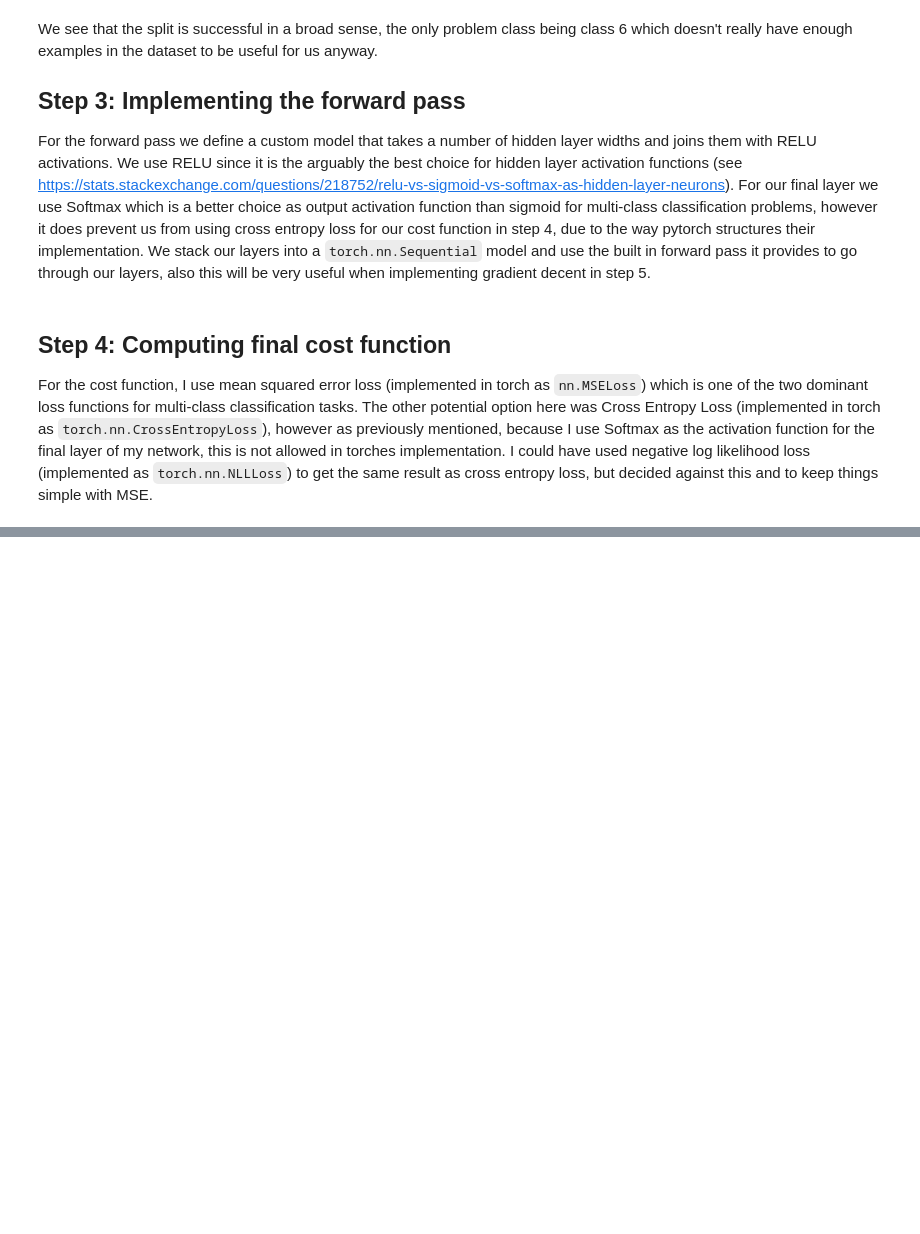
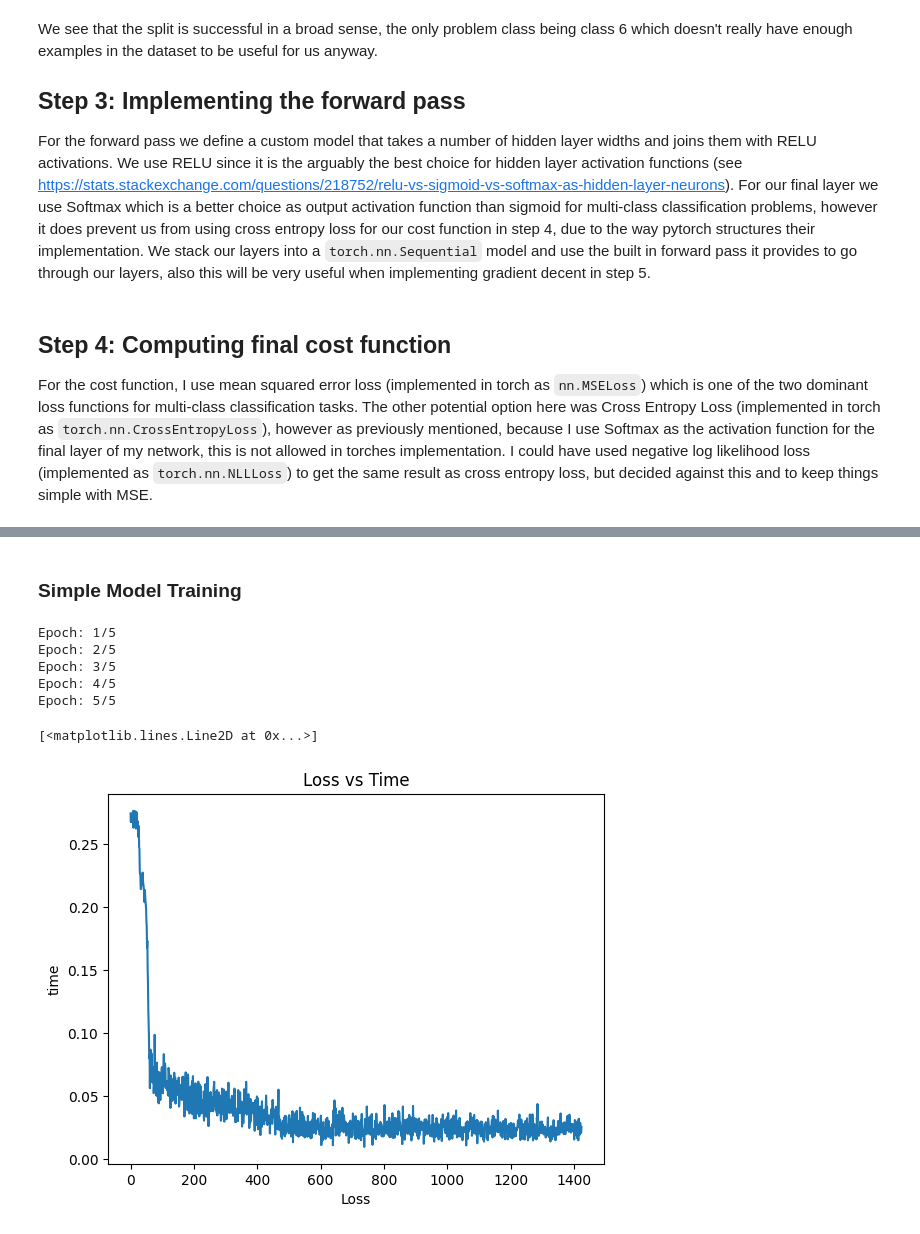
Before and after one commit to James-Oswald/CSCI-6962-Projects-in-ML-AI, a Jupyter notebook: hw3/hw3.ipynb, the cells around one changed output, grey strips where cells are left out. Saved outputs shown, nothing was run; the diff lists cells and outputs as text; code cells hidden in the pictures; blank space fills up the shorter version.

```diff
--- a/hw3/hw3.ipynb
+++ b/hw3/hw3.ipynb
@@ -171,8 +177,8 @@ class MyModel:
 For the cost function, I use mean squared error loss (implemented in torch as `nn.MSELoss`) which is one of the two dominant loss functions for multi-class classification tasks. The other potential option here was Cross Entropy Loss (implemented in torch as `torch.nn.CrossEntropyLoss`), however as previously mentioned, because I use Softmax as the activation function for the final layer of my network, this is not allowed in torches implementation. I could have used negative log likelihood loss (implemented as `torch.nn.NLLLoss`) to get the same result as cross entropy loss, but decided against this and to keep things simple with MSE.
 # %%
 
-def cost(output, labels):
+def MSE_cost(output, ohe_labels):
     #I use MSE Loss rather than cross entropy loss because I'm already using softmax and you're not supposed to use softmax a cross entropy loss in pytorch
     #https://stackoverflow.com/questions/55675345/should-i-use-softmax-as-output-when-using-cross-entropy-loss-in-pytorch
-    lossFunction = nn.MSELoss()
-    return lossFunction(output, labels)
+    loss_function = nn.MSELoss()
+    return loss_function(output, ohe_labels)
@@ -185,0 +213,44 @@ an optimization algorithm? Why or why not?
+# %% [markdown]
+### Simple Model Training
+# %%
+import torch.nn.functional
+
+#dataset creation utility
+# for training we need to convert our y labels to one hot vectors for MSE
+def create_dataset(x_train, y_train, ohe=True):
+    X = torch.from_numpy(x_train.to_numpy(dtype=np.float32))
+    y = torch.from_numpy(y_train.to_numpy(dtype=np.int64))
+    if ohe:
+        y_ohe = torch.nn.functional.one_hot(y.to(torch.int64), num_classes=-1).to(torch.float32)
+        return torch.utils.data.TensorDataset(X, y_ohe)
+    else:
+        return torch.utils.data.TensorDataset(X, y)
+# %%
+
+import torch.optim
+
+#Hyperparameter setup
+model = MyNeuralNetwork([9, 9, 7]) #two layer neural network
+optimizer = torch.optim.Adam
+trainingDataset = create_dataset(x_train, y_train)
+batch_size = 128
+epochs = 5
+losses = fit_model(model, optimizer, trainingDataset, batch_size, epochs, MSE_cost)
+# %% [output]
+Epoch: 1/5
+Epoch: 2/5
+Epoch: 3/5
+Epoch: 4/5
+Epoch: 5/5
+# %%
+#plot our loss over time for proof of convergence
+
+import matplotlib.pyplot as plt
+
+plt.title("Loss vs Time")
+plt.xlabel("Loss")
+plt.ylabel("time")
+plt.plot(losses)
+# %% [output]
+[<matplotlib.lines.Line2D at 0x...>]
+[figure, added]
```
Also changed, not shown: parts of 16 cells of this notebook.
